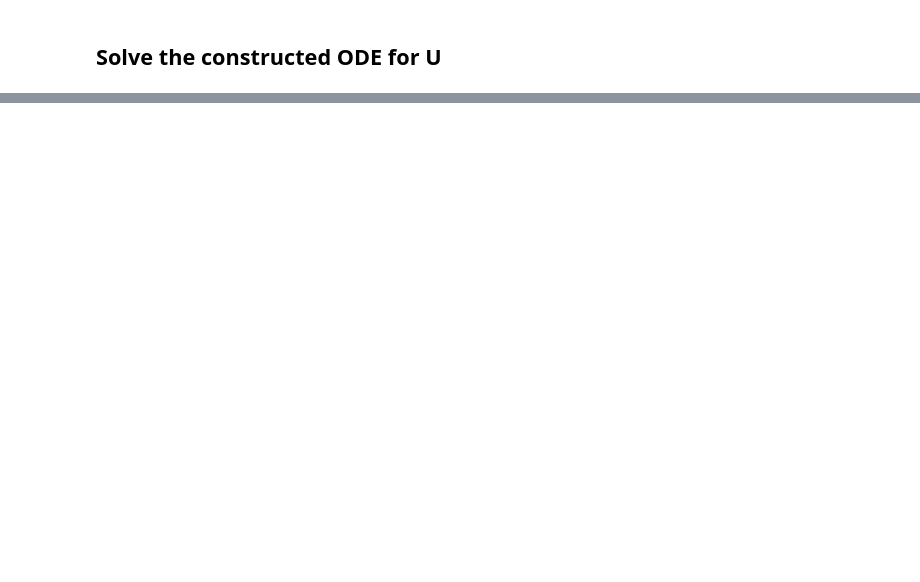
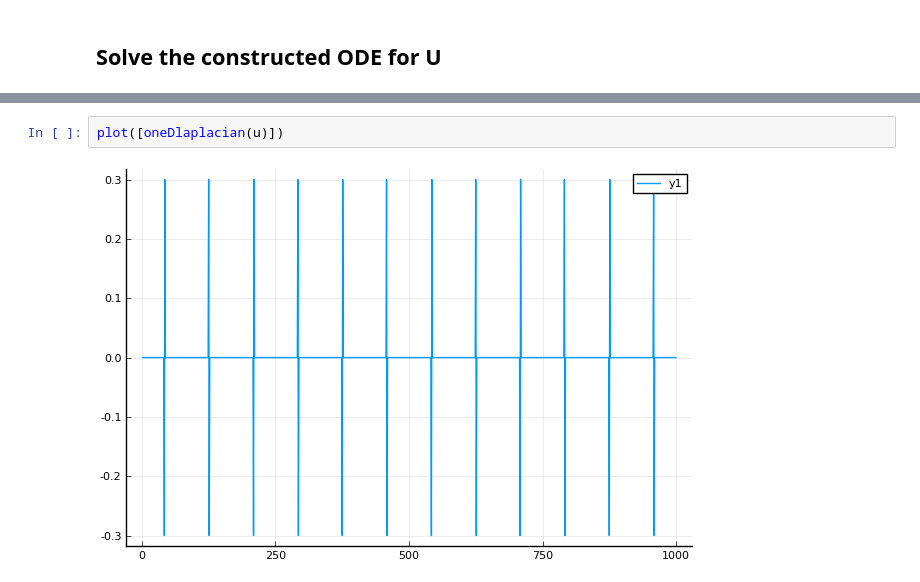
Before and after one commit to liyuxuan48/OneDThermalFlow, a Jupyter notebook: examples/U shape PHP dynamics with many liquid slugs-with wall.ipynb, the cells around one changed output, grey strips where cells are left out. Drawn from its saved outputs; the diff is of its cells as text; blank space fills up the shorter version.

```diff
--- a/examples/U shape PHP dynamics with many liquid slugs-with wall.ipynb
+++ b/examples/U shape PHP dynamics with many liquid slugs-with wall.ipynb
@@ -167,0 +245,4 @@ sol = solve(prob, RK4(), adaptive=false, dt=tstep);
+# %%
+plot([oneDlaplacian(u)])
+# %% [output]
+[figure, added]
```
Also changed, not shown: parts of 26 cells of this notebook.
